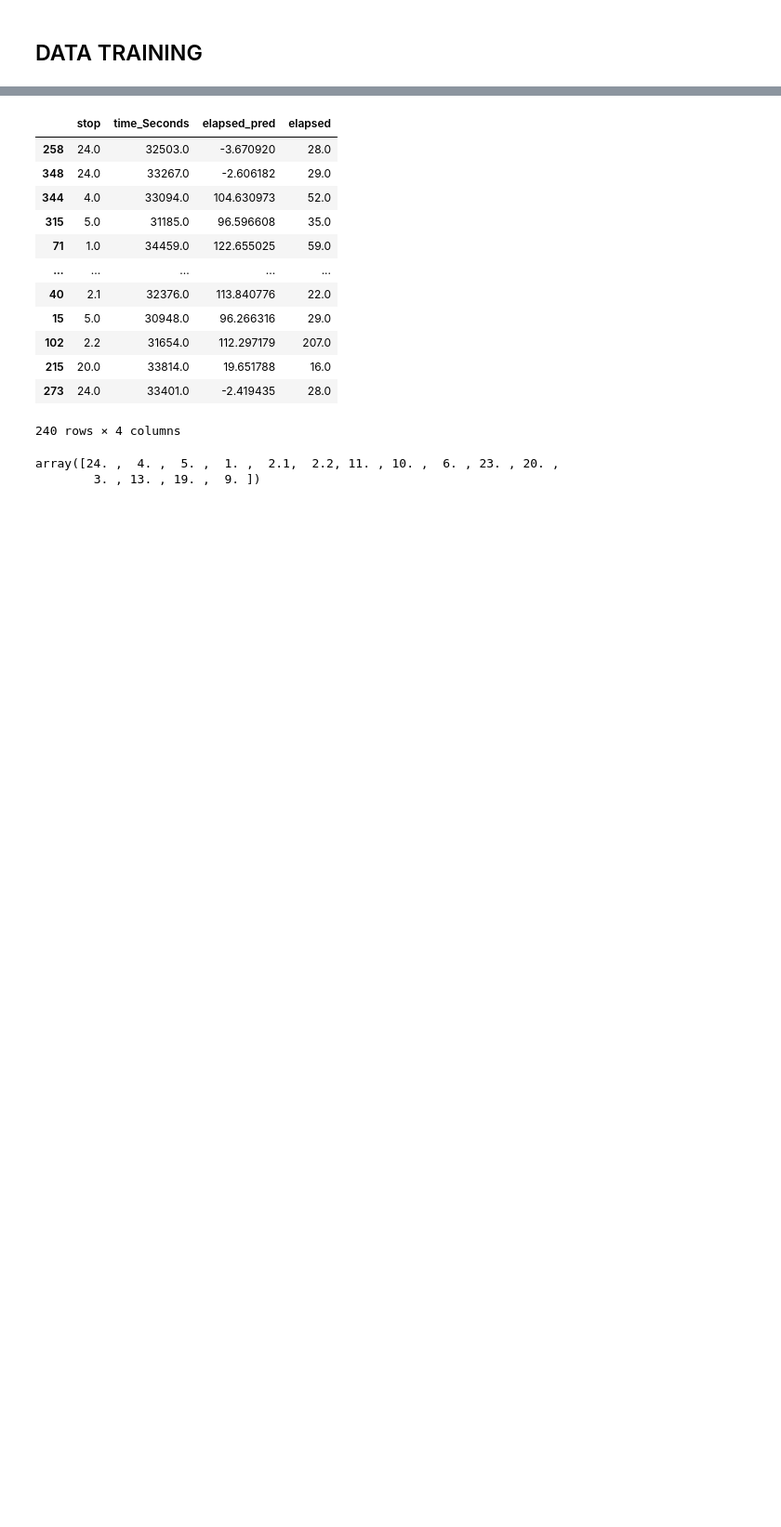
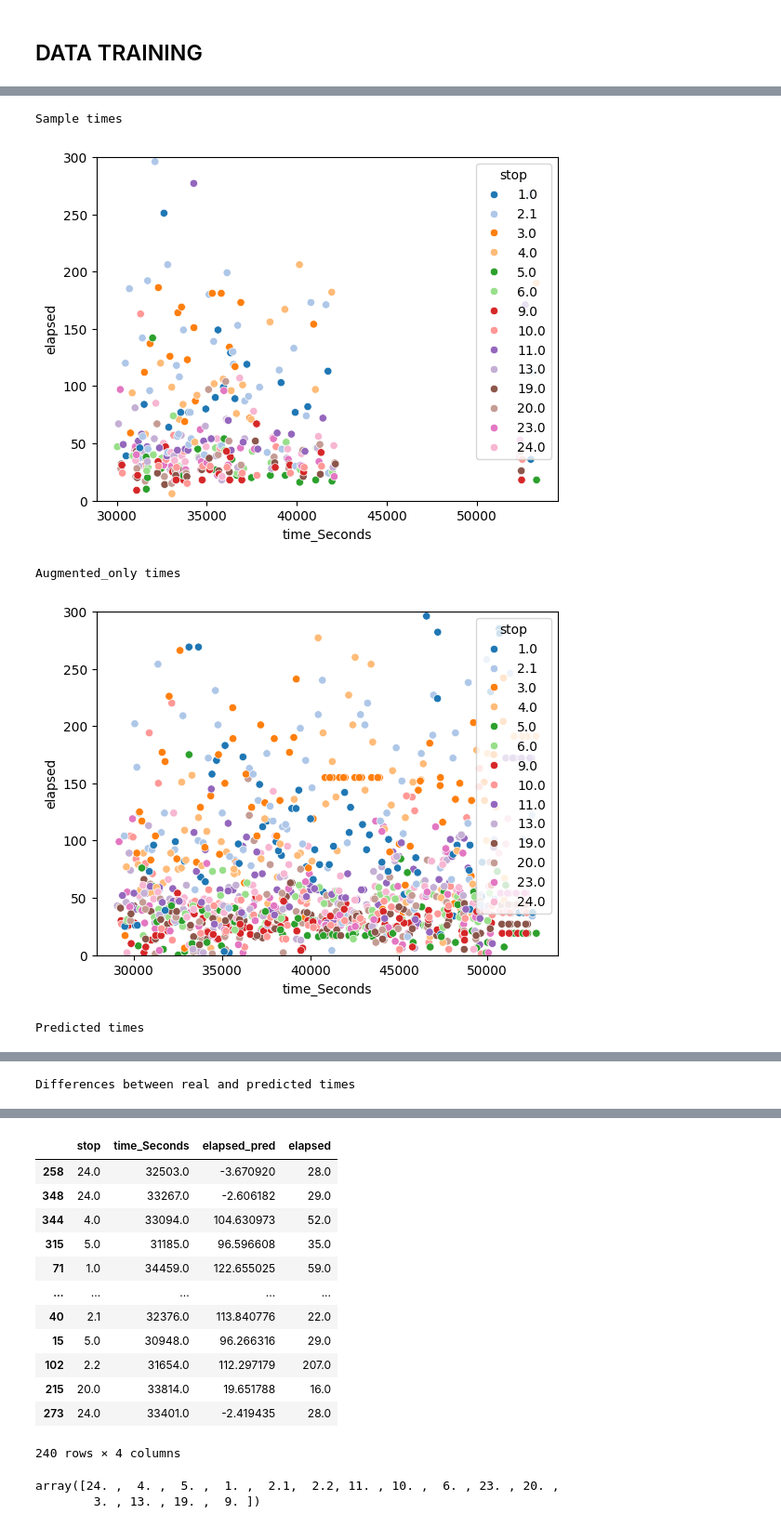
Before and after one commit to sheriranka/urban-computing-bus, a Jupyter notebook: Training.ipynb, the cells around one changed output, grey strips where cells are left out. Shown at 93% size. Cells and saved outputs as stored; diff of their text form; code cells hidden in the pictures; blank space fills up the shorter version.

```diff
--- a/Training.ipynb
+++ b/Training.ipynb
@@ -168,0 +161,65 @@ KeyError: "['time_slot'] not in index"
+# %%
+
+# training = training.dropna()
+# testing = testing.dropna()
+
+# X = training[['stop','time_slot','time_Seconds']]
+# y = training['elapsed']
+
+#Linear Regression
+# X_train, X_test, y_train, y_test = train_test_split(X, y, test_size=0.8, random_state=seed)
+X_train = sub_training[['stop','time_slot','time_Seconds']]
+y_train= sub_training['elapsed']
+X_test = sub_testing[['stop','time_slot','time_Seconds']]
+y_test = sub_testing['elapsed']
+
+reg = LinearRegression().fit(X_train, y_train)
+
+y_pred = reg.predict(X_test)
+
+#Graph results
+pred = X_test
+dat = X_test
+pred['elapsed_pred']=y_pred
+dat['elapsed']=y_test
+
+print("Sample times")
+sns.scatterplot(data=dat,x='time_Seconds',y='elapsed',hue='stop',palette="tab20")
+plt.ylim(0, 300)
+plt.show()
+
+augment_data = X_train
+augment_data['elapsed']=y_train
+
+print('Augmented_only times')
+sns.scatterplot(data=augment_data,x='time_Seconds',y='elapsed',hue='stop',palette="tab20")
+plt.ylim(0, 300)
+plt.show()
+
+print("Predicted times")
+sns.scatterplot(data=pred,x='time_Seconds',y='elapsed_pred',hue='stop',palette="tab20")
+plt.ylim(0, 300)
+plt.show()
+
+print("Differences between real and predicted times")
+
+dif = np.abs(y_test - y_pred)
+sns.kdeplot(x=dif, color='blue')
+plt.show()
+
+sns.histplot(x=dif,color='green')
+plt.xlim(0,350)
+plt.ylim(0,55)
+plt.show()
+
+sns.boxplot(x=dif,color='red')
+plt.show()
+
+print("Statistical data")
+print(pd.Series(dif).describe())
+# %% [output]
+Sample times
+[figure, added]
+Augmented_only times
+[figure, added]
+Predicted times
@@ -168,0 +227 @@ KeyError: "['time_slot'] not in index"
+Differences between real and predicted times
```
Also changed, not shown: parts of 20 cells of this notebook.
